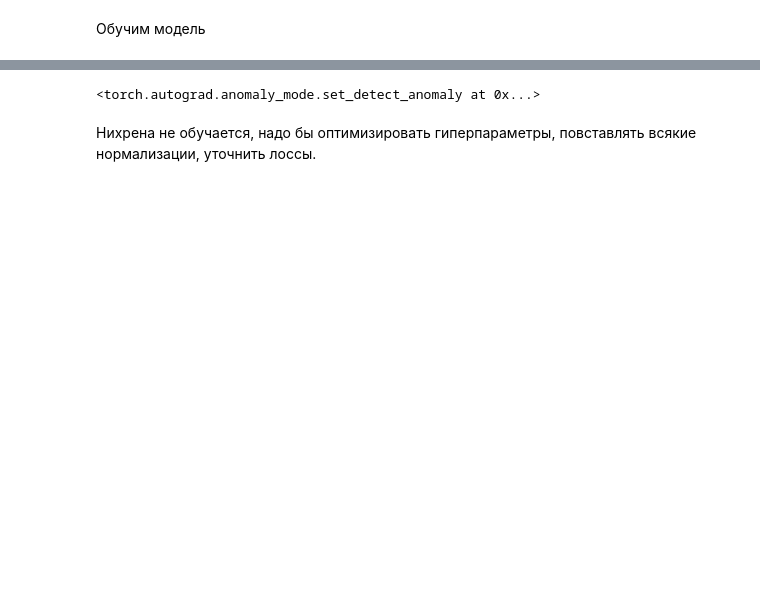
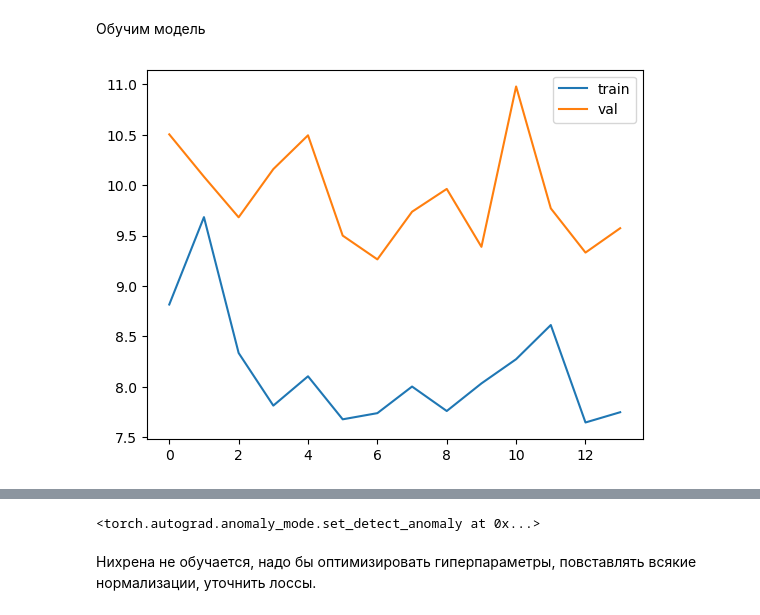
Before and after one commit to geraseva/SESes, a Jupyter notebook: main.ipynb, the cells around one changed output, grey strips where cells are left out. Saved outputs shown, nothing was run; the diff lists cells and outputs as text; code cells hidden in the pictures; blank space fills up the shorter version.

```diff
--- a/main.ipynb
+++ b/main.ipynb
@@ -219,0 +216,3 @@ dict_keys(['atom_xyz', 'atom_rad', 'target_xyz', 'target_normals'])
+# %%
+dataset=AtomSurfaceDataset(storage='structure_data.pkl')
+dataset[0].keys()
@@ -220,2 +237,2 @@ dict_keys(['atom_xyz', 'atom_rad', 'target_xyz', 'target_normals'])
 # %%
-train_set, val_set = torch.utils.data.random_split(dataset, [0.8,0.2])
+train_set, val_set, _ = torch.utils.data.random_split(dataset, [77,50,4950])
@@ -390,24 +370,42 @@ from losses import SurfaceCriterion
 # %% [markdown]
 Обучим модель
 # %%
-model=ModelHuel()
-optimizer = torch.optim.Adam(model.parameters(), lr=0.001)
-criterion = SurfaceCriterion()
-n_epochs=10
-model.train()
+model=ModelHuel().to(device)
+optimizer = torch.optim.Adam(model.parameters(), lr=0.005)
+criterion = SurfaceCriterion(hausdorff_weight=0.2,distribution_weight=0.1)
+n_epochs=100
+
+train_losses=[]
+val_losses=[]
 
 for epoch in range(n_epochs):  # number of epochs
+    model.train()
     training_loss = 0
-    for i, data in tqdm(enumerate(train_loader, 0)):
+    for data in train_loader:
         optimizer.zero_grad()
 
         out = model(data)
         loss = criterion(out)
         loss.backward()
         optimizer.step()
 
         training_loss += loss.item()
-    print(f'Training loss: {training_loss}')
+    #print(f'Training loss: {training_loss/len(train_loader)}')
+    train_losses.append(training_loss/len(train_loader))
+    model.eval()
+    val_loss = 0
+    for data in val_loader:
+        out = model(data)
+        loss = criterion(out)
 
-print('Finished Training')
+        val_loss += loss.item()
+    #print(f'Validation loss: {val_loss/len(val_loader)}')
+    val_losses.append(val_loss/len(val_loader))
+
+    clear_output()
+    plt.plot(train_losses, label='train')
+    plt.plot(val_losses, label='val')
+    plt.legend()
+    plt.show()
 # %% [output]
+[figure, added]
```
Also changed, not shown: parts of 14 cells of this notebook, 2 other files.
